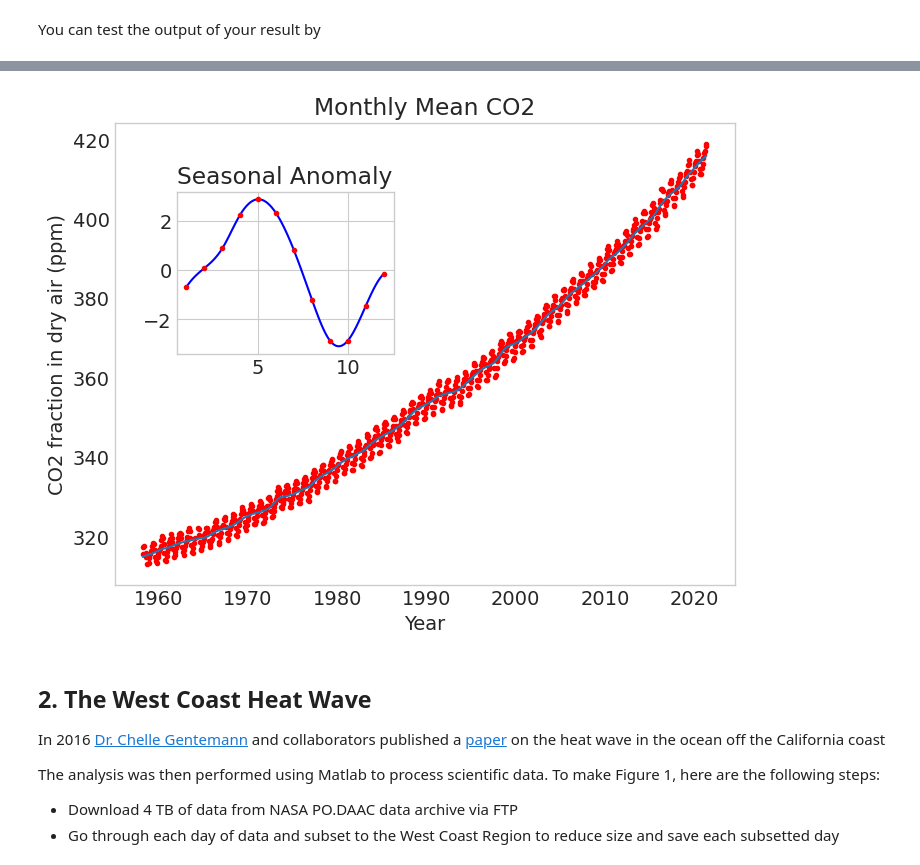
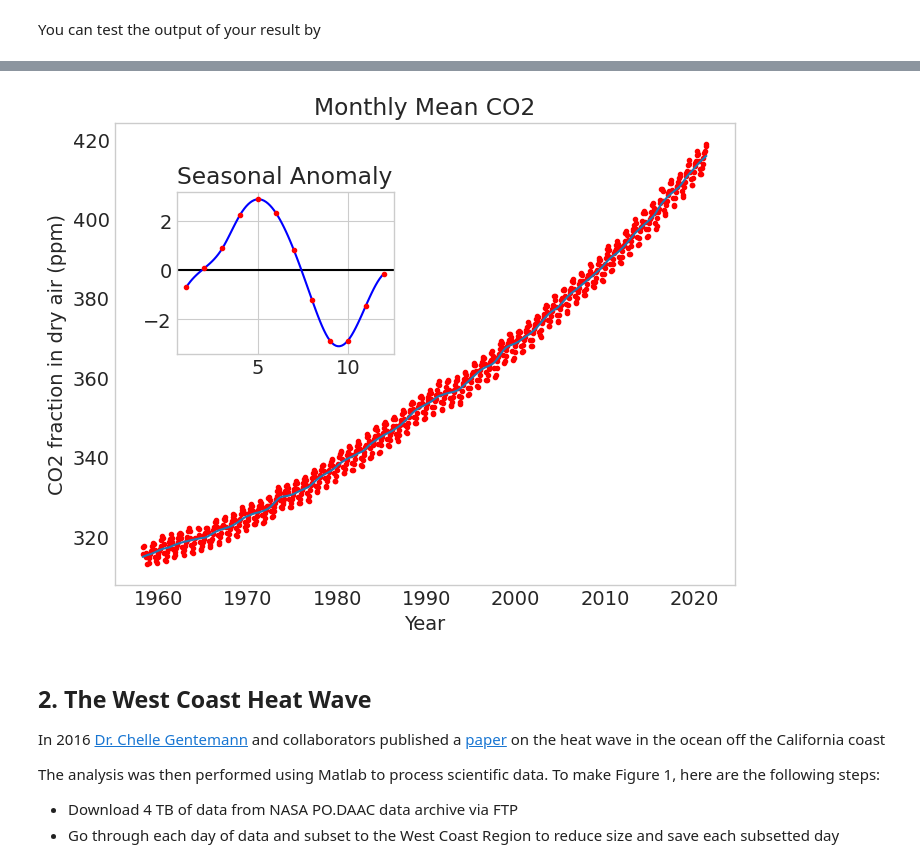
Before and after one commit to UCB-stat-159-s23/hw03-Group11, a Jupyter notebook: hw03-climate.ipynb, the cells around one changed output, grey strips where cells are left out. Drawn from its saved outputs; the diff is of its cells as text; code cells hidden in the pictures.

```diff
--- a/hw03-climate.ipynb
+++ b/hw03-climate.ipynb
@@ -173,21 +173,23 @@ Next, recreate the following figure, which is much closer to the one in the lect
 # %%
 fig, ax = plt.subplots()
 
-#copy-pasted this from their figure earlier
+# Monthly Mean CO2
 ax.plot("fraction_date", "data_filled", "r.", data=data)
 ax.plot("fraction_date", "data_adjusted_seasonally_fit", data=data)
 ax.set_xlabel("Year")
 ax.set_ylabel("CO2 fraction in dry air (ppm)")
 ax.set_title("Monthly Mean CO2")
 ax.grid(False)
 
-#this subplot for the seasonal anomaly is what I changed (I used previous part's solution and CubicSpline)
+# Subplot for the seasonal anomaly
 axin1 = ax.inset_axes([0.1, 0.5, 0.35, 0.35])
-axin1.plot(np.linspace(1, 12, 100), CubicSpline(np.arange(1, 13), monthly_anomaly.c02)(np.linspace(1, 12, 100)), "b")
+axin1.axhline(0, color = 'black')
+axin1.plot(np.linspace(1, 12, 100),
+           CubicSpline(np.arange(1, 13), monthly_anomaly.c02)(np.linspace(1, 12, 100)), "b")
 axin1.plot(np.arange(1, 13), monthly_anomaly.c02, "r.")
 axin1.set_title("Seasonal Anomaly");
 # %% [output]
-[figure, old version]
+[figure, new version]
 # %% [markdown]
 ## 2. The West Coast Heat Wave
 
```
Also changed, not shown: 6 other files.
